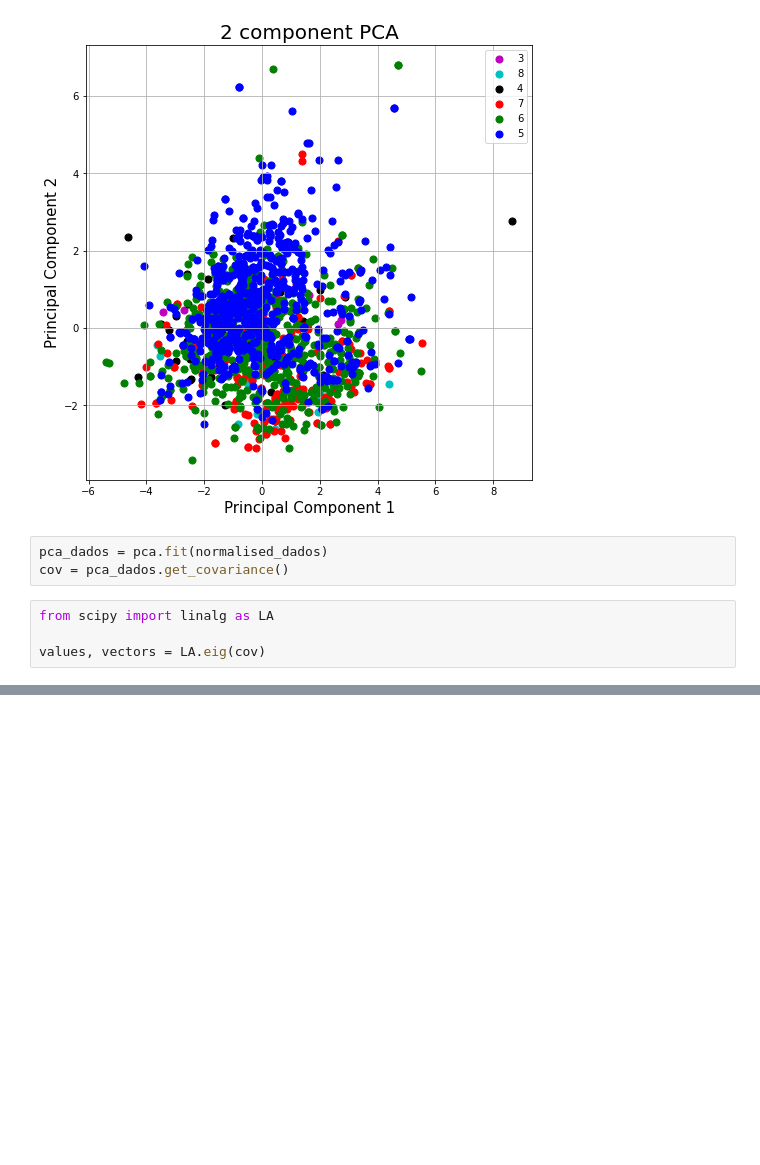
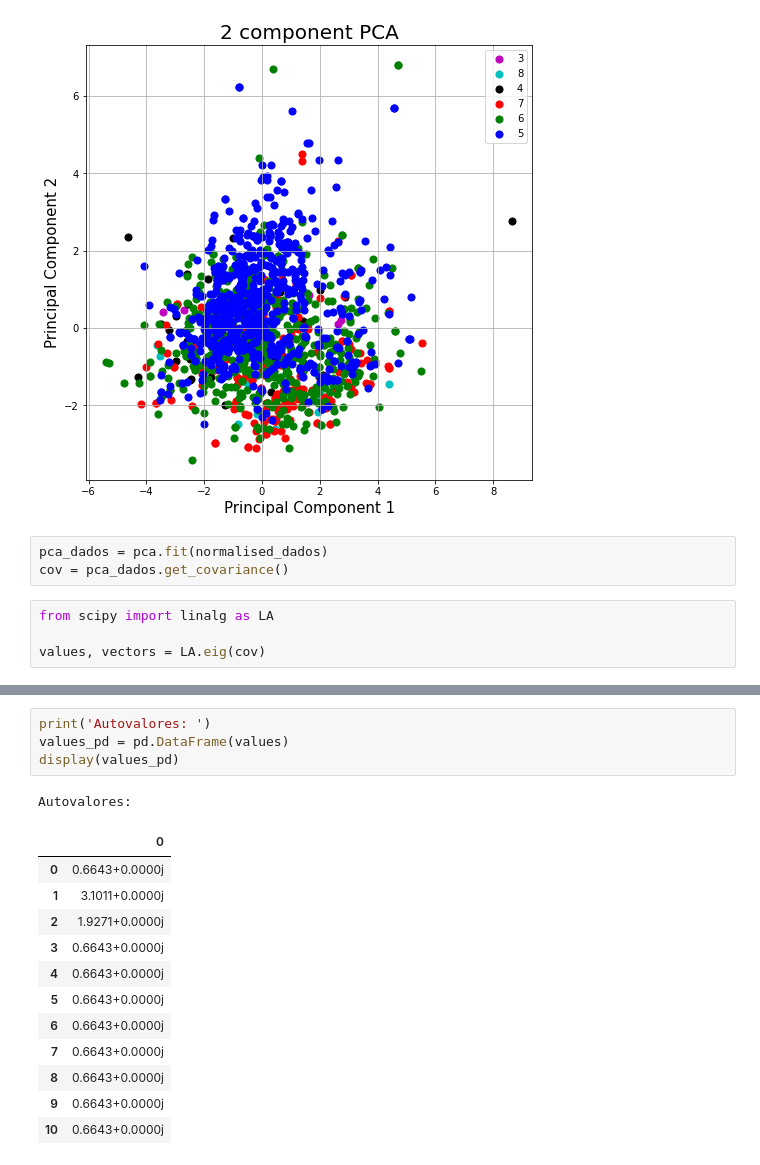
Before and after one commit to AdsonRoberto/Reducao_dimensionalidade_PCA_e_LDA, a Jupyter notebook: analise_PCA_LDA.ipynb, the cells around one changed output, grey strips where cells are left out. Saved outputs shown, nothing was run; the diff lists cells and outputs as text; blank space fills up the shorter version.

```diff
--- a/analise_PCA_LDA.ipynb
+++ b/analise_PCA_LDA.ipynb
@@ -98,0 +119,18 @@ values, vectors = LA.eig(cov)
+# %%
+print('Autovalores: ')
+values_pd = pd.DataFrame(values)
+display(values_pd)
+# %% [output]
+Autovalores:
+|  | 0 |
+| 0 | 0.6643+0.0000j |
+| 1 | 3.1011+0.0000j |
+| 2 | 1.9271+0.0000j |
+| 3 | 0.6643+0.0000j |
+| 4 | 0.6643+0.0000j |
+| 5 | 0.6643+0.0000j |
+| 6 | 0.6643+0.0000j |
+| 7 | 0.6643+0.0000j |
+| 8 | 0.6643+0.0000j |
+| 9 | 0.6643+0.0000j |
+| 10 | 0.6643+0.0000j |
```
Also changed, not shown: parts of 3 cells of this notebook.
